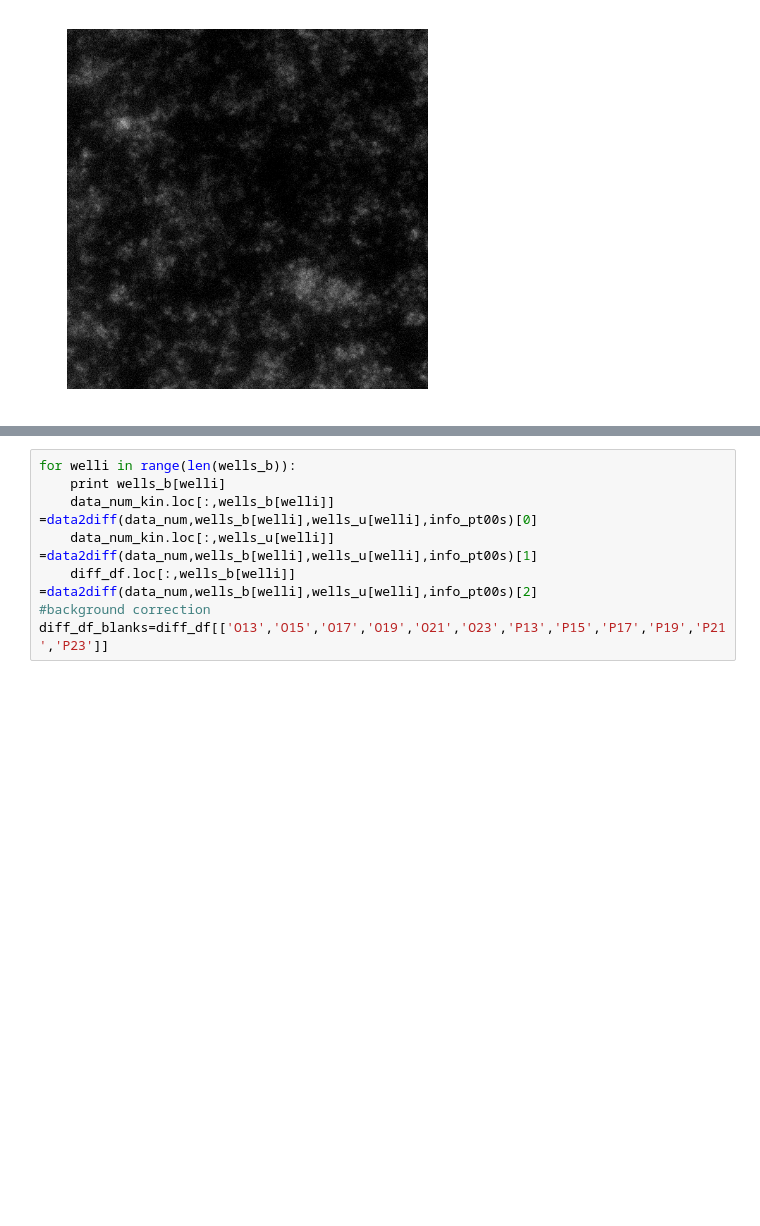
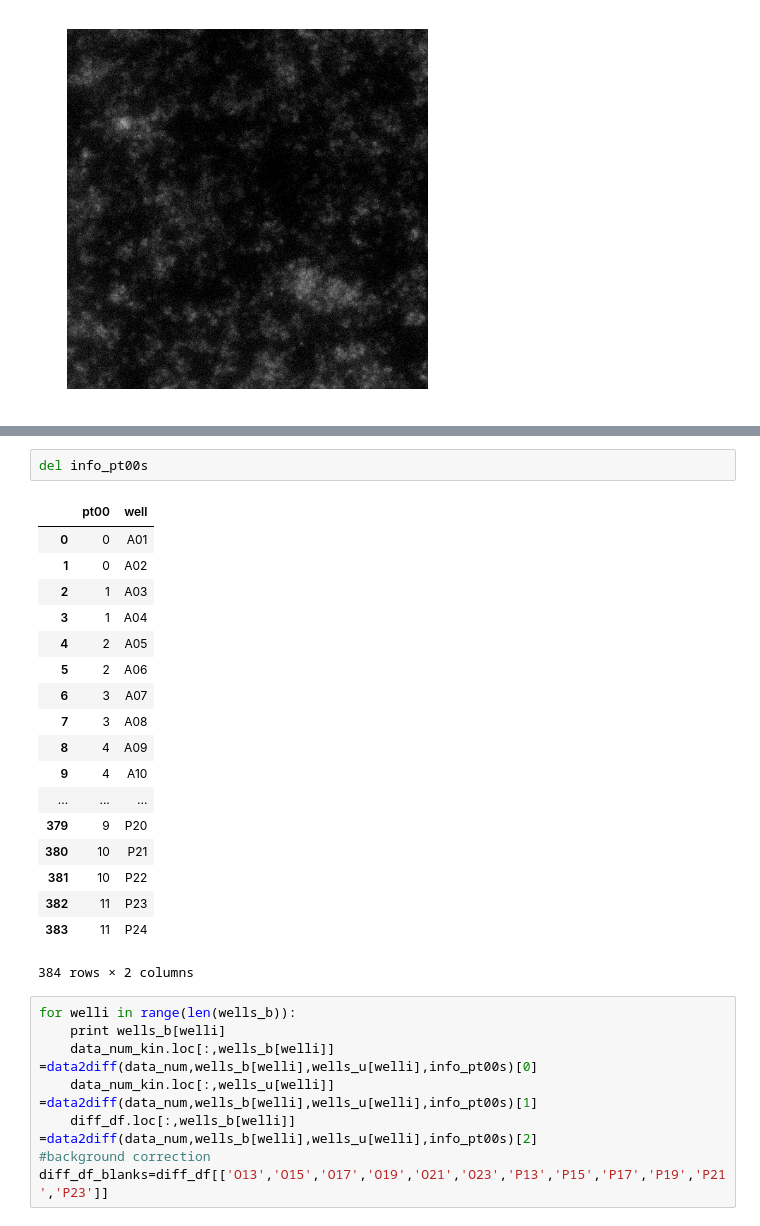
Before and after one commit to rraadd88/htsimaging, a Jupyter notebook: htsimaging/test_ana1_nd2kins.ipynb, the cells around one changed output, grey strips where cells are left out. Cells and saved outputs as stored; diff of their text form; blank space fills up the shorter version.

```diff
--- a/htsimaging/test_ana1_nd2kins.ipynb
+++ b/htsimaging/test_ana1_nd2kins.ipynb
@@ -161,3 +224,24 @@ for well in wells:
+# %%
+del info_pt00s
+# %% [output]
+|  | pt00 | well |
+| 0 | 0 | A01 |
+| 1 | 0 | A02 |
+| 2 | 1 | A03 |
+| 3 | 1 | A04 |
+| 4 | 2 | A05 |
+| 5 | 2 | A06 |
+| 6 | 3 | A07 |
+| 7 | 3 | A08 |
+| 8 | 4 | A09 |
+| 9 | 4 | A10 |
+| ... | ... | ... |
+| 379 | 9 | P20 |
+| 380 | 10 | P21 |
+| 381 | 10 | P22 |
+| 382 | 11 | P23 |
+| 383 | 11 | P24 |
+384 rows × 2 columns
 # %%
 for welli in range(len(wells_b)):
     print wells_b[welli]
```
Also changed, not shown: parts of 9 cells of this notebook, 1 other file.
